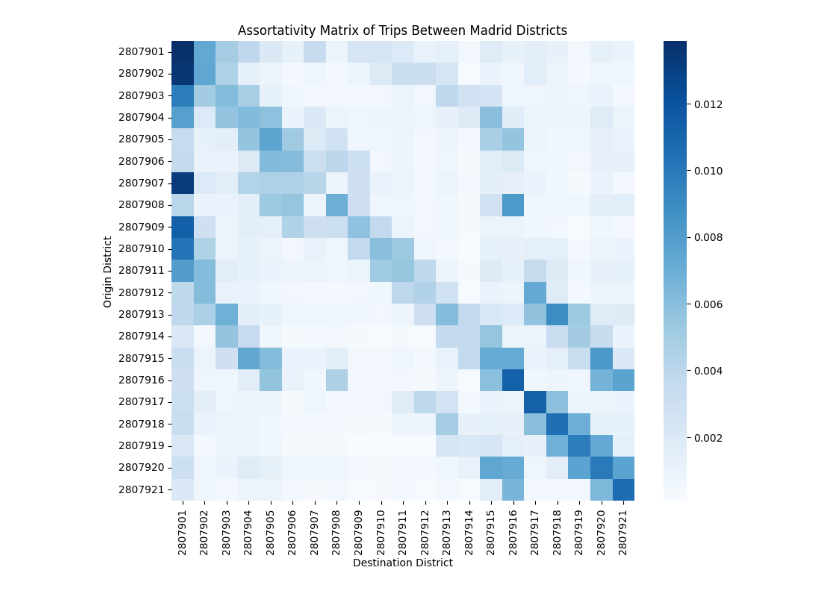
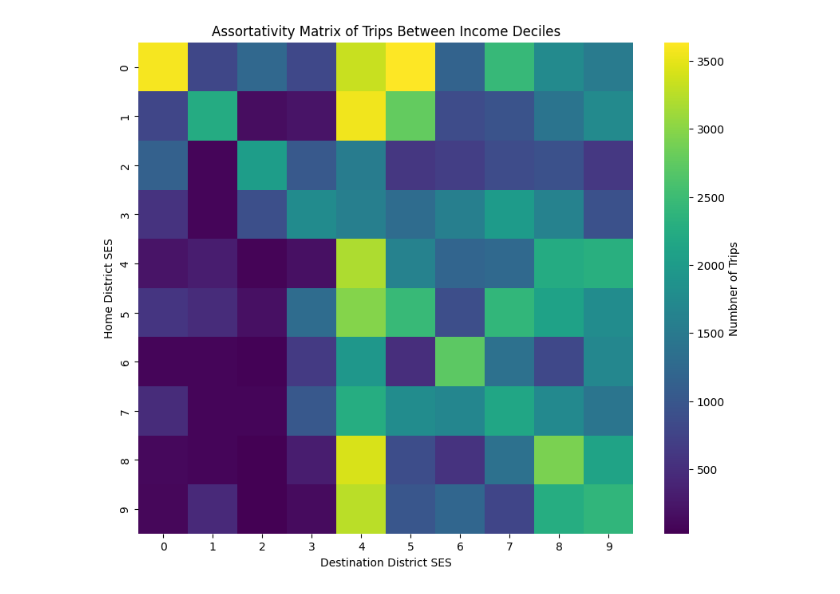
Before and after one commit to carobs9/thesis_project, a Jupyter notebook: segregation_indices/assortativity_matrix.ipynb, the cells around one changed output. Saved outputs shown, nothing was run; the diff lists cells and outputs as text; code cells hidden in the pictures.

Commit message:
updated assortativity matrix calculation

```diff
--- a/segregation_indices/assortativity_matrix.ipynb
+++ b/segregation_indices/assortativity_matrix.ipynb
@@ -30,0 +33,18 @@ districts = gdf['ID'].unique()
+# %%
+filtered_df['origen'] = filtered_df['origen'].str.extract('(\d+)') # Extract only the numeric part
+
+# Convert both columns to the same type (string, for instance)
+rent_data['ID'] = rent_data['ID'].astype(str)
+filtered_df['origen'] = filtered_df['origen'].astype(str)
+
+# Merge the two DataFrames based on the corresponding columns
+viajes_with_income = pd.merge(
+    filtered_df,
+    rent_data[['ID', 'Total']],  # Select only the 'ID' and 'Total' columns (Total is the income)
+    left_on='origen',  # The cleaned 'origen' from viajes DataFrame
+    right_on='ID',  # The 'ID' from gdf
+    how='left'  # Perform a left join to keep all rows from viajes
+)
+
+# Rename 'Total' to 'income'
+viajes_with_income.rename(columns={'Total': 'income'}, inplace=True)
@@ -30,0 +64,10 @@ districts = gdf['ID'].unique()
+# %%
+rent_data['income_decile'] = pd.qcut(rent_data['Total'], 10, labels=False)
+
+viajes_with_income = pd.merge(viajes_with_income, rent_data[['ID', 'income_decile']],
+                              left_on='origen', right_on='ID', how='left', suffixes=('', '_origin'))
+
+viajes_with_income = pd.merge(viajes_with_income, rent_data[['ID', 'income_decile']],
+                              left_on='destino', right_on='ID', how='left', suffixes=('', '_dest'))
+
+viajes_with_income.drop(columns=['residencia', 'estudio_origen_posible', 'estudio_origen_posible', 'ID', 'ID_origin', 'ID_dest'], inplace=True)
@@ -30,0 +114,4 @@ districts = gdf['ID'].unique()
+# %%
+# Group by origin and destination deciles and count the trips
+trip_counts_by_decile = viajes_with_income.groupby(['renta', 'income_decile', 'income_decile_dest']).size().reset_index(name='trip_count')
+districts = rent_data['ID'].unique()
@@ -76,10 +124,12 @@ A_normalized = A / total_trips
+# %%
+assortativity_matrix = trip_counts_by_decile.pivot(index='income_decile', columns='income_decile_dest', values='trip_count').fillna(0)
+assortativity_matrix_normalized = assortativity_matrix.div(assortativity_matrix.sum(axis=1), axis=0)
 # %%
-# Create a heatmap of the normalized assortativity matrix
 plt.figure(figsize=(10, 8))
-sns.heatmap(A_normalized, xticklabels=districts, yticklabels=districts, cmap='Blues', annot=False)
-plt.title('Assortativity Matrix of Trips Between Madrid Districts')
-plt.xlabel('Destination District')
-plt.ylabel('Origin District')
+sns.heatmap(assortativity_matrix, annot=False, cmap='viridis', cbar_kws={'label': 'Numbner of Trips'}, fmt=".2f")
+plt.title('Assortativity Matrix of Trips Between Income Deciles')
+plt.xlabel('Destination District SES')
+plt.ylabel('Home District SES')
 plt.show()
 # %% [output]
-[figure, old version]
+[figure, new version]
```
Also changed, not shown: parts of 24 cells of this notebook.
